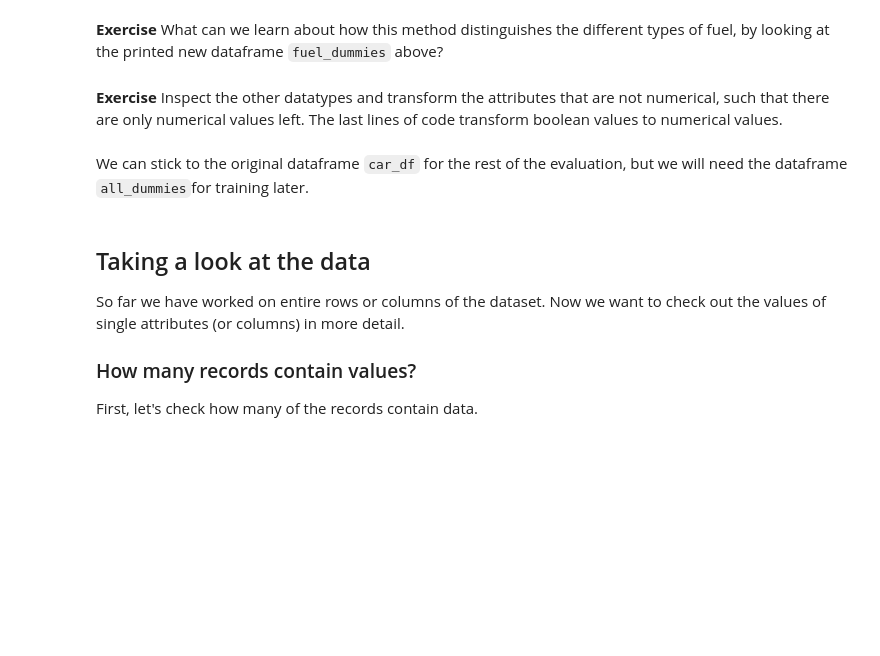
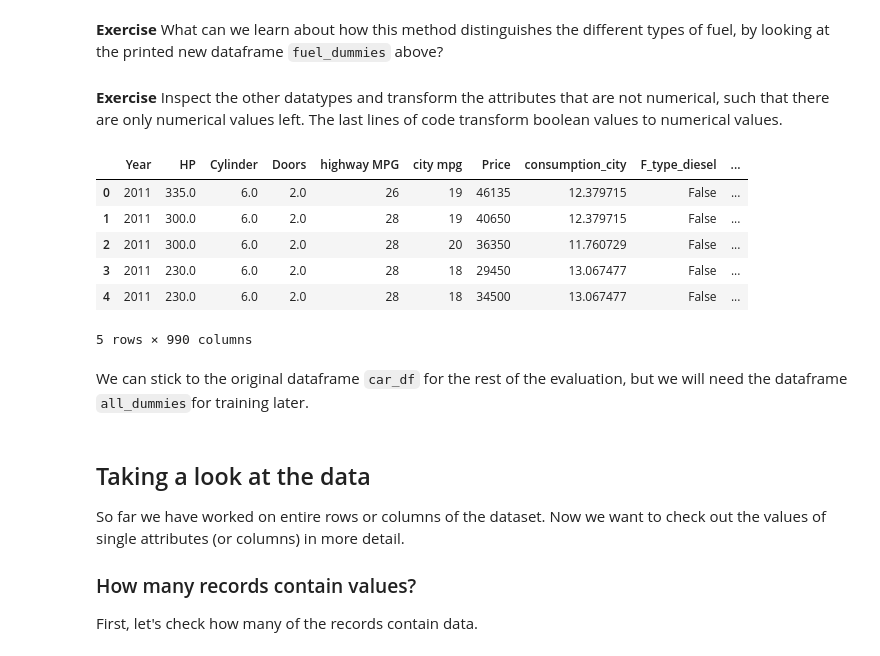
Before and after one commit to andrealuzzi/Block3, a Jupyter notebook: B3_Data_Preparation_Car.ipynb, the cells around one changed output. Cells and saved outputs as stored; diff of their text form; code cells hidden in the pictures; blank space fills up the shorter version.

```diff
--- a/B3_Data_Preparation_Car.ipynb
+++ b/B3_Data_Preparation_Car.ipynb
@@ -142,14 +232,25 @@ What can we learn about how this method distinguishes the different types of fue
 **Exercise**
 Inspect the other datatypes and transform the attributes that are not numerical, such that there are only numerical values left. The last lines of code transform boolean values to numerical values.
 # %%
-# brand_dummies = ...
-# model_dummies = ...
-# t_dummies = ...
-# wheels_dummies = ...
+brand_dummies = pd.get_dummies(fuel_dummies, columns=['Brand'])
+model_dummies = pd.get_dummies(brand_dummies, columns=['Model'])
+t_type_dummies = pd.get_dummies(model_dummies, columns=['T_type'])
 
+
+wheels_dummies = pd.get_dummies(t_type_dummies, columns=['Wheels'])
+wheels_dummies
 # for the Boolean values to be transformed to numerical values, we use the method .astype(int)
-# all_dummies = wheels_dummies.dropna().astype(int)
-# all_dummies.head()
+all_dummies = wheels_dummies.dropna()
+all_dummies.astype(int,errors='ignore')
+all_dummies.head()
+# %% [output]
+|  | Year | HP | Cylinder | Doors | highway MPG | city mpg | Price | consumption_city | F_type_diesel | ... |
+| 0 | 2011 | 335.0 | 6.0 | 2.0 | 26 | 19 | 46135 | 12.379715 | False | ... |
+| 1 | 2011 | 300.0 | 6.0 | 2.0 | 28 | 19 | 40650 | 12.379715 | False | ... |
+| 2 | 2011 | 300.0 | 6.0 | 2.0 | 28 | 20 | 36350 | 11.760729 | False | ... |
+| 3 | 2011 | 230.0 | 6.0 | 2.0 | 28 | 18 | 29450 | 13.067477 | False | ... |
+| 4 | 2011 | 230.0 | 6.0 | 2.0 | 28 | 18 | 34500 | 13.067477 | False | ... |
+5 rows × 990 columns
 # %% [markdown]
 We can stick to the original dataframe `car_df` for the rest of the evaluation, but we will need the dataframe `all_dummies`for training later.
 # %% [markdown]
```
Also changed, not shown: parts of 37 cells of this notebook.
